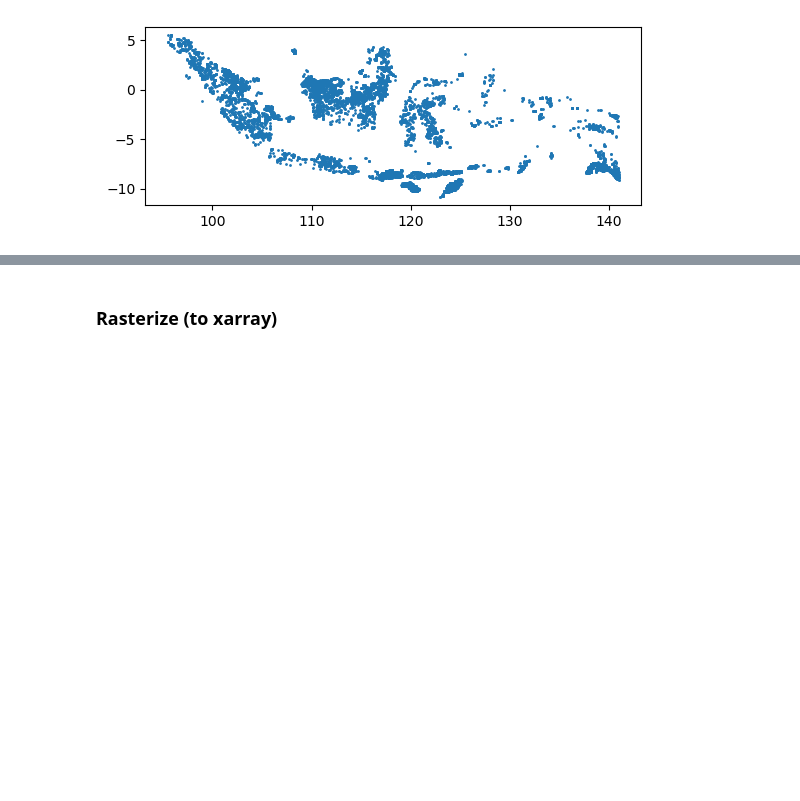
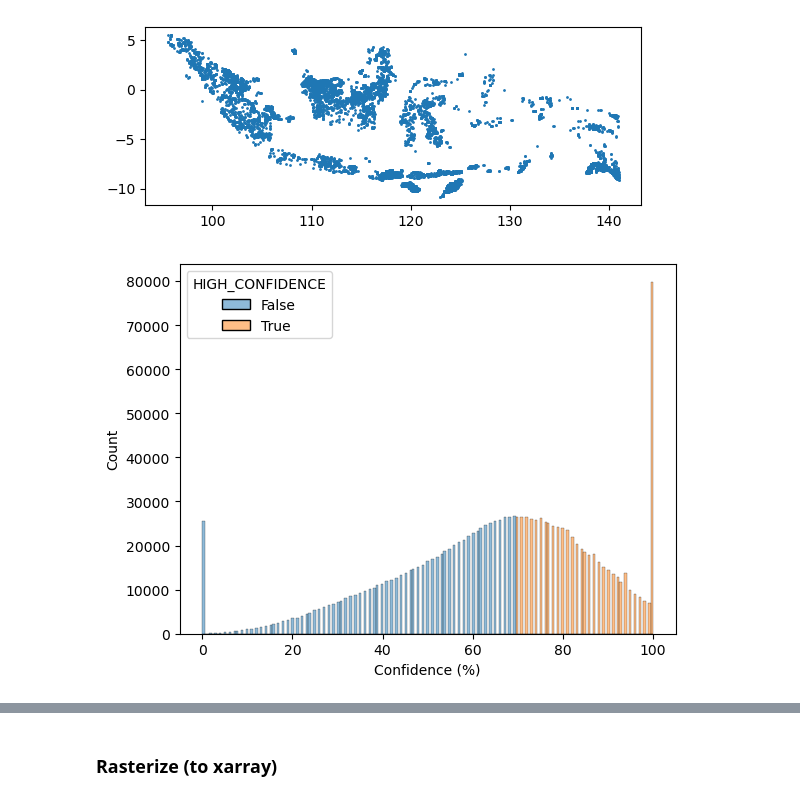
Before and after one commit to ninorp55/tropical-peat-post-fire-vegetation-recovery, a Jupyter notebook: first_data_exploration.ipynb, the cells around one changed output, grey strips where cells are left out. Cells and saved outputs as stored; diff of their text form; code cells hidden in the pictures; blank space fills up the shorter version.

Commit message:
added histograms of temporal fire alert distribution

```diff
--- a/first_data_exploration.ipynb
+++ b/first_data_exploration.ipynb
@@ -130,8 +132,11 @@ modis_fa = gpd.read_file(modis_fa_path)
 modis_fa_vf = modis_fa[modis_fa["TYPE"] == 0].copy()
 # %%
-# add column with year
+# add column with year and month
 modis_fa_vf.loc[:,"YEAR"] = modis_fa_vf["ACQ_DATE"].astype("str").str.split(pat="-", n=1).str[0].astype("int32")
 modis_fa_vf = modis_fa_vf.astype({'YEAR': 'int32'})
+
+modis_fa_vf.loc[:,"MONTH"] = modis_fa_vf["ACQ_DATE"].astype("str").str.split(pat="-", n=2).str[1].astype("int32")
+modis_fa_vf = modis_fa_vf.astype({'YEAR': 'int32'})
 # %%
 modis_fa_vf.head()
 # %% [output]
@@ -154,0 +164,10 @@ modis_fa_vf_2020.plot(markersize=1)
+# %%
+# add column with confidence classification
+modis_fa_vf['HIGH_CONFIDENCE'] = np.where(modis_fa_vf['CONFIDENCE'] >= 70, True, False)
+# %%
+# check distribution of confidence
+sns.histplot(x="CONFIDENCE", hue="HIGH_CONFIDENCE", data=modis_fa_vf)
+plt.xlabel("Confidence (%)")
+plt.show()
+# %% [output]
+[figure, added]
```
Also changed, not shown: parts of 8 cells of this notebook.
